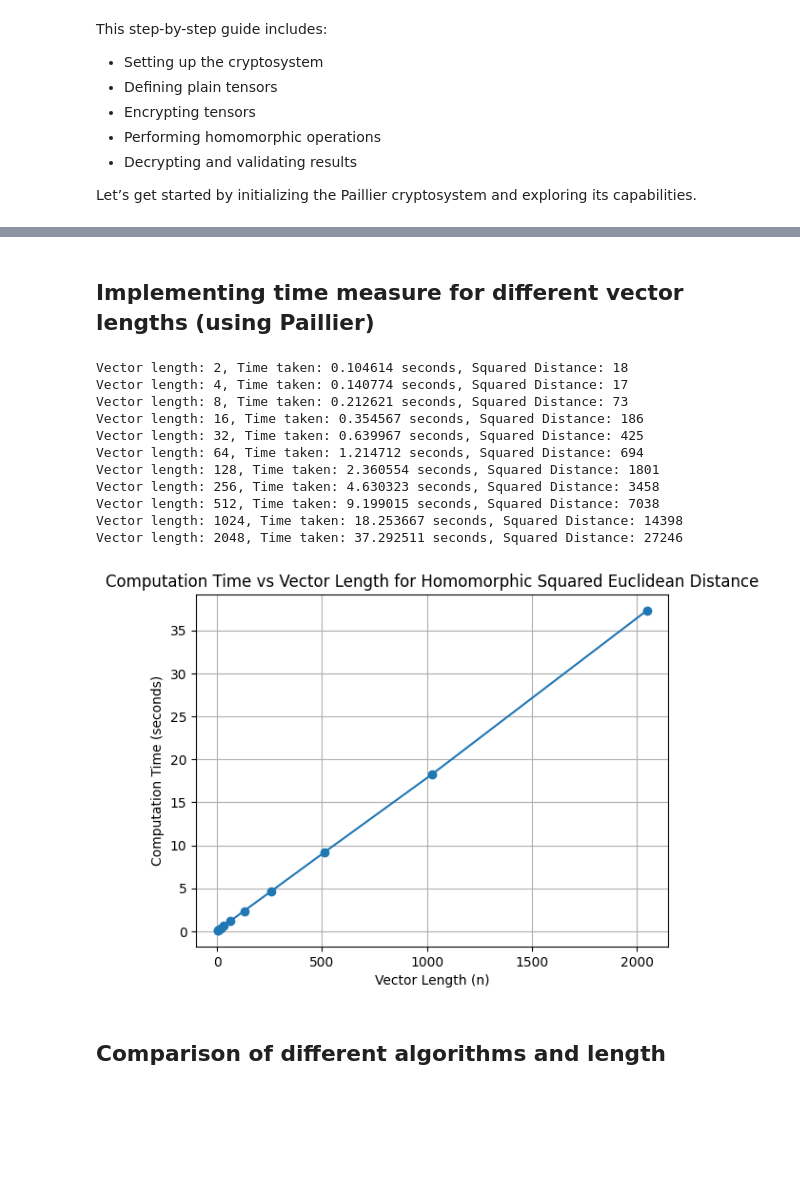
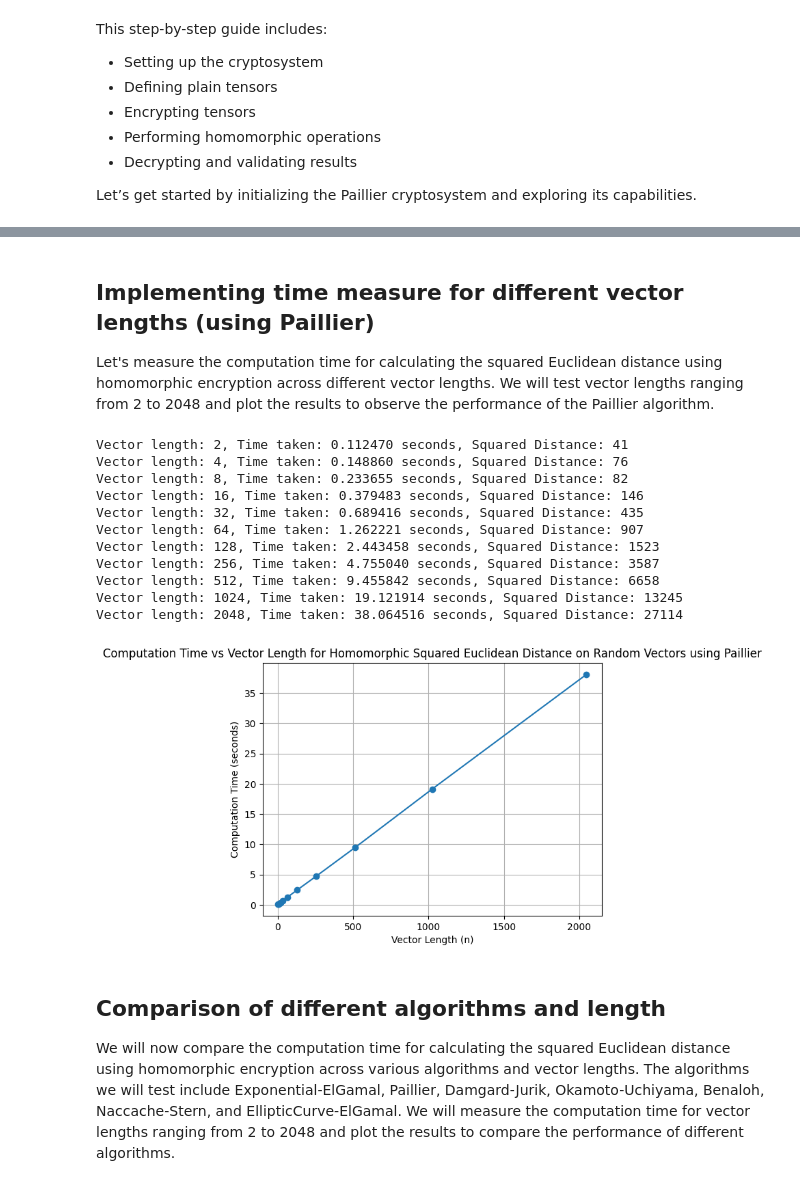
Before and after one commit to FeKapp/security-protocols-project, a Jupyter notebook: Homomorphic Encryption.ipynb, the cells around one changed output, grey strips where cells are left out. Cells and saved outputs as stored; diff of their text form; code cells hidden in the pictures; blank space fills up the shorter version.

```diff
--- a/Homomorphic Encryption.ipynb
+++ b/Homomorphic Encryption.ipynb
@@ -141,9 +150,8 @@ Squared Euclidean Distance: 3235
 # %% [markdown]
 ## Implementing time measure for different vector lengths (using Paillier)
+
+Let's measure the computation time for calculating the squared Euclidean distance using homomorphic encryption across different vector lengths. We will test vector lengths ranging from 2 to 2048 and plot the results to observe the performance of the Paillier algorithm.
 # %%
-import time
-import matplotlib.pyplot as plt
-
 # Initialize LightPHE with Paillier encryption
 cs = LightPHE(algorithm_name='Paillier')
 
@@ -178,46 +186,48 @@ def homomorphic_squared_euclidean_distance(cs, X, Y):
 for n in vector_lengths:
     # Generate random vectors X and Y of length n
     X = np.random.randint(1, 10, n)
     Y = np.random.randint(1, 10, n)
 
     # Start timing
     start_time = time.time()
 
     # Compute homomorphic squared Euclidean distance
     enc_D_squared = homomorphic_squared_euclidean_distance(cs, X, Y)
 
     # Decrypt the result to verify (only for testing; in real use, keep encrypted)
     D_squared = cs.decrypt(enc_D_squared)
 
     # End timing
     end_time = time.time()
 
     # Calculate elapsed time and store it
     elapsed_time = end_time - start_time
     times.append(elapsed_time)
 
     print(f"Vector length: {n}, Time taken: {elapsed_time:.6f} seconds, Squared Distance: {D_squared}")
 
 # Plotting the results
 plt.plot(vector_lengths, times, marker='o')
 plt.xlabel("Vector Length (n)")
 plt.ylabel("Computation Time (seconds)")
-plt.title("Homomorphic Squared Euclidean Distance for random vectors using Paillier")
+plt.title("Computation Time vs Vector Length for Homomorphic Squared Euclidean Distance on Random Vectors using Paillier")
 plt.grid(True)
 plt.show()
 # %% [output]
-Vector length: 2, Time taken: 0.104614 seconds, Squared Distance: 18
-Vector length: 4, Time taken: 0.140774 seconds, Squared Distance: 17
-Vector length: 8, Time taken: 0.212621 seconds, Squared Distance: 73
-Vector length: 16, Time taken: 0.354567 seconds, Squared Distance: 186
-Vector length: 32, Time taken: 0.639967 seconds, Squared Distance: 425
-Vector length: 64, Time taken: 1.214712 seconds, Squared Distance: 694
-Vector length: 128, Time taken: 2.360554 seconds, Squared Distance: 1801
-Vector length: 256, Time taken: 4.630323 seconds, Squared Distance: 3458
-Vector length: 512, Time taken: 9.199015 seconds, Squared Distance: 7038
-Vector length: 1024, Time taken: 18.253667 seconds, Squared Distance: 14398
-Vector length: 2048, Time taken: 37.292511 seconds, Squared Distance: 27246
+Vector length: 2, Time taken: 0.112470 seconds, Squared Distance: 41
+Vector length: 4, Time taken: 0.148860 seconds, Squared Distance: 76
+Vector length: 8, Time taken: 0.233655 seconds, Squared Distance: 82
+Vector length: 16, Time taken: 0.379483 seconds, Squared Distance: 146
+Vector length: 32, Time taken: 0.689416 seconds, Squared Distance: 435
+Vector length: 64, Time taken: 1.262221 seconds, Squared Distance: 907
+Vector length: 128, Time taken: 2.443458 seconds, Squared Distance: 1523
+Vector length: 256, Time taken: 4.755040 seconds, Squared Distance: 3587
+Vector length: 512, Time taken: 9.455842 seconds, Squared Distance: 6658
+Vector length: 1024, Time taken: 19.121914 seconds, Squared Distance: 13245
+Vector length: 2048, Time taken: 38.064516 seconds, Squared Distance: 27114
-[figure, old version]
+[figure, new version]
 # %% [markdown]
 ## Comparison of different algorithms and length
+
+We will now compare the computation time for calculating the squared Euclidean distance using homomorphic encryption across various algorithms and vector lengths. The algorithms we will test include Exponential-ElGamal, Paillier, Damgard-Jurik, Okamoto-Uchiyama, Benaloh, Naccache-Stern, and EllipticCurve-ElGamal. We will measure the computation time for vector lengths ranging from 2 to 2048 and plot the results to compare the performance of different algorithms.
 # %%
```
Also changed, not shown: parts of 23 cells of this notebook, 2 other files.
